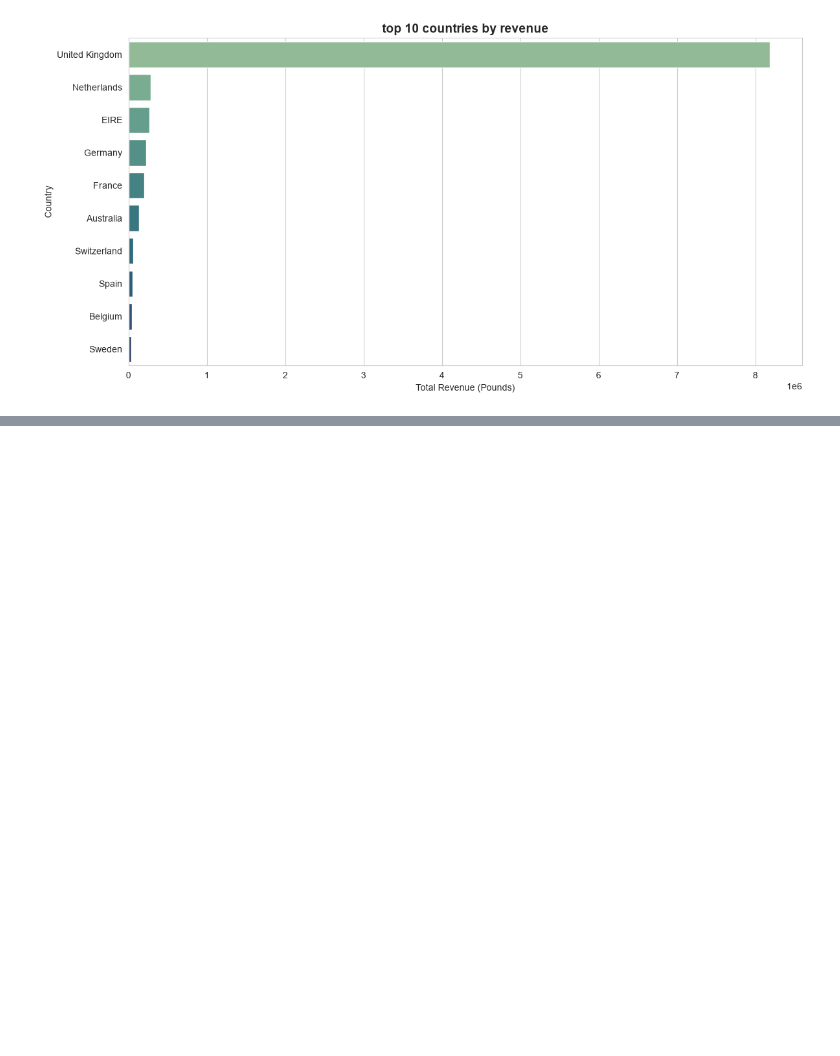
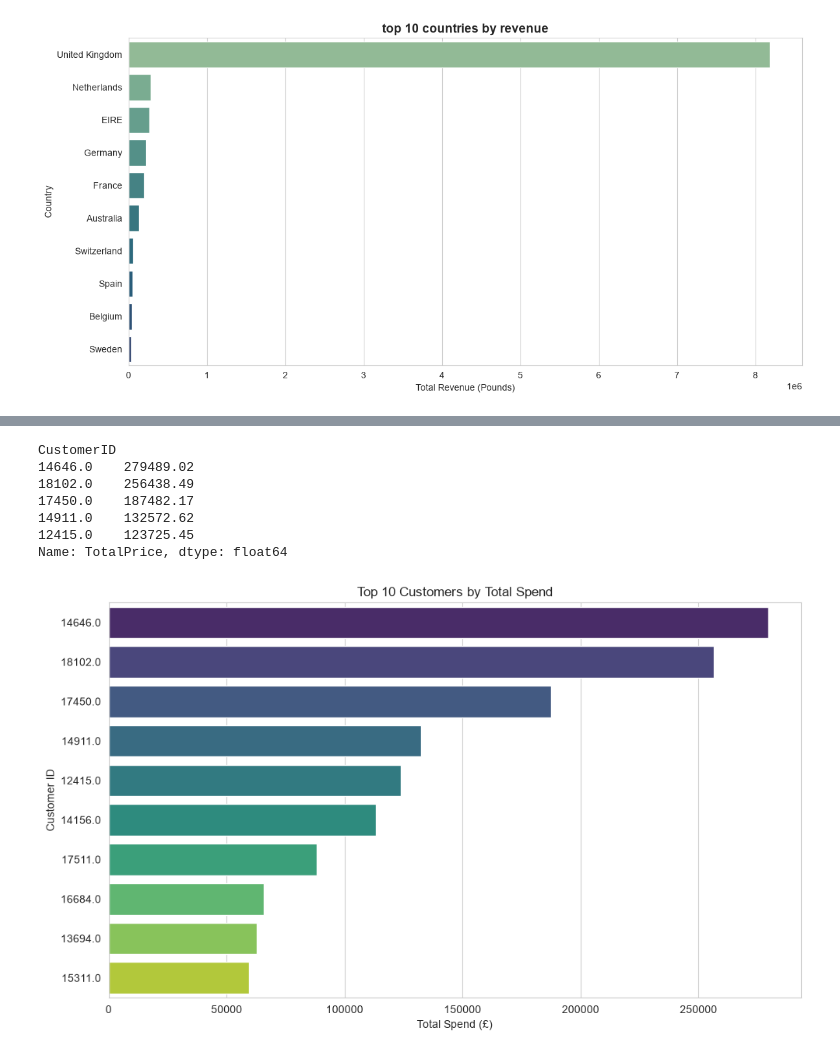
Before and after one commit to VaibhavKumarRai-eng/Ecommerce_analysis, a Jupyter notebook: Ecommerce_Analysis (1).ipynb, the cells around one changed output, grey strips where cells are left out. Cells and saved outputs as stored; diff of their text form; code cells hidden in the pictures; blank space fills up the shorter version.

```diff
--- a/Ecommerce_Analysis (1).ipynb
+++ b/Ecommerce_Analysis (1).ipynb
@@ -941,0 +1124,41 @@ plt.show()
+# %%
+# 8. Top 10 Customers by Total Spend (Bar Chart)
+# ---------------------------------------------------------
+df["TotalPrice"] = df["Quantity"] * df["UnitPrice"]
+customer_summary = (
+    df.groupby("CustomerID")["TotalPrice"]
+      .sum()
+      .sort_values(ascending=False)
+)
+
+print(customer_summary.head())
+top_customers = customer_summary.head(10)
+
+import matplotlib.pyplot as plt
+import seaborn as sns
+
+plt.figure(figsize=(10,6))
+
+sns.barplot(
+    x=top_customers.values,
+    y=top_customers.index.astype(str),
+    hue=top_customers.index.astype(str),
+    palette="viridis",
+    legend=False
+)
+
+plt.title("Top 10 Customers by Total Spend")
+plt.xlabel("Total Spend (£)")
+plt.ylabel("Customer ID")
+plt.tight_layout()
+plt.savefig("top_customers.png", dpi=150)
+plt.show()
+# %% [output]
+CustomerID
+14646.0    279489.02
+18102.0    256438.49
+17450.0    187482.17
+14911.0    132572.62
+12415.0    123725.45
+Name: TotalPrice, dtype: float64
+[figure, added]
```
Also changed, not shown: parts of 33 cells of this notebook, 5 other files.
